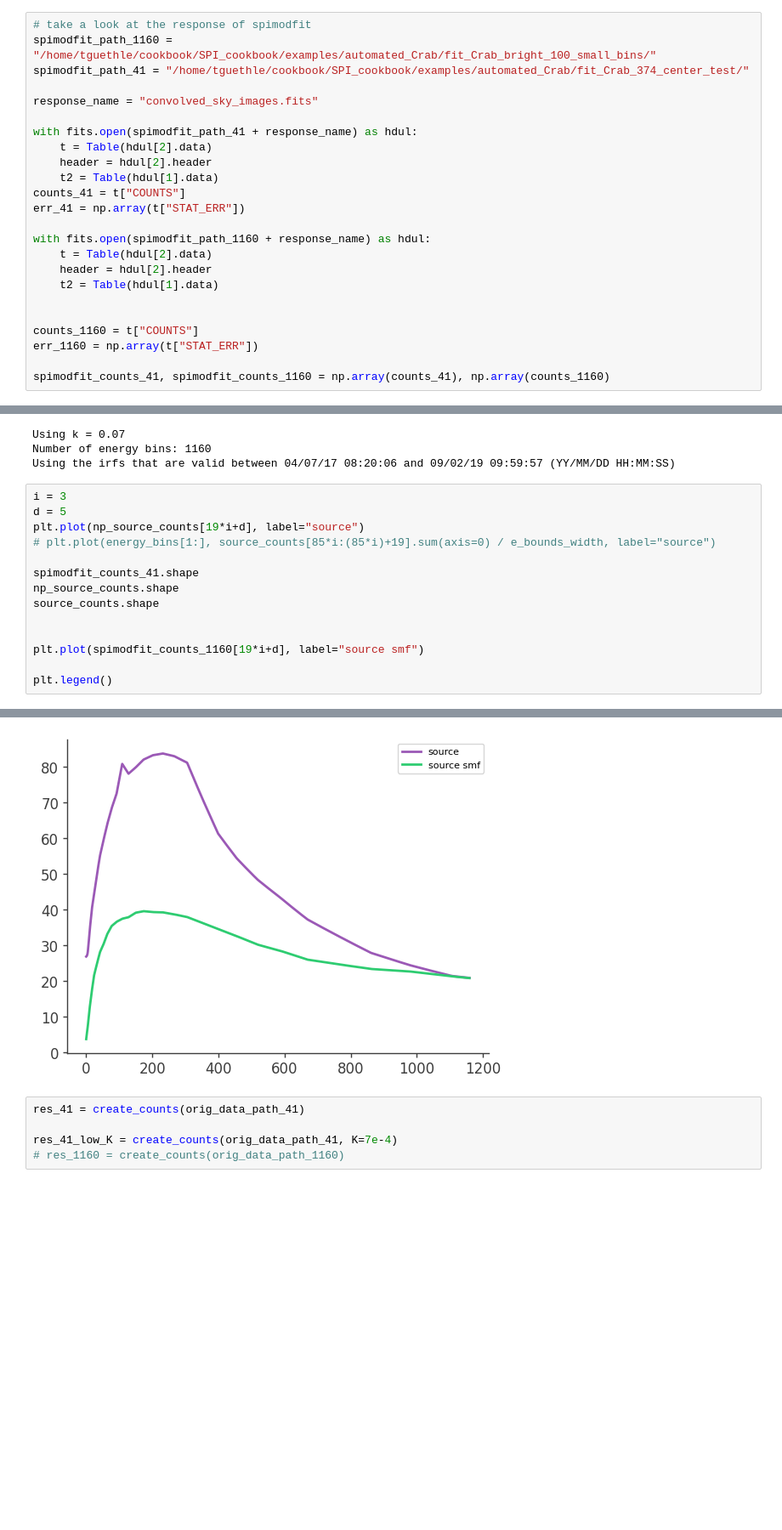
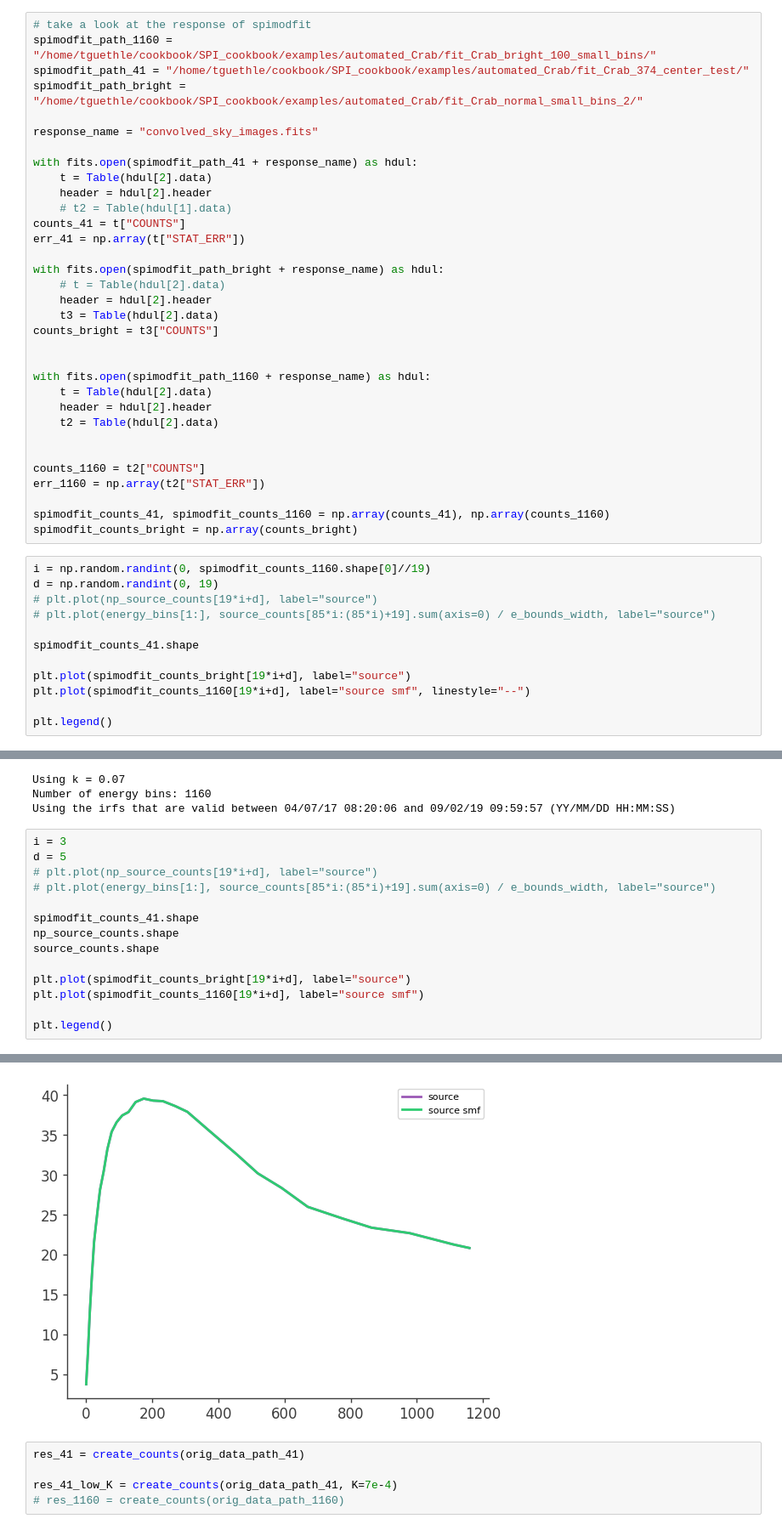
Before and after one commit to timmguthle/INTEGRAL-SPI, a Jupyter notebook: main_files/smf_simulations/compare_expected_counts.ipynb, the cells around one changed output, grey strips where cells are left out. Shown at 85% size. Saved outputs shown, nothing was run; the diff lists cells and outputs as text; blank space fills up the shorter version.

Commit message:
invesitigated conv counts

```diff
--- a/main_files/smf_simulations/compare_expected_counts.ipynb
+++ b/main_files/smf_simulations/compare_expected_counts.ipynb
@@ -38,23 +38,44 @@ piv = 100
 # take a look at the response of spimodfit
 spimodfit_path_1160 = "/home/tguethle/cookbook/SPI_cookbook/examples/automated_Crab/fit_Crab_bright_100_small_bins/"
 spimodfit_path_41 = "/home/tguethle/cookbook/SPI_cookbook/examples/automated_Crab/fit_Crab_374_center_test/"
+spimodfit_path_bright = "/home/tguethle/cookbook/SPI_cookbook/examples/automated_Crab/fit_Crab_normal_small_bins_2/"
 
 response_name = "convolved_sky_images.fits"
 
 with fits.open(spimodfit_path_41 + response_name) as hdul:
     t = Table(hdul[2].data)
     header = hdul[2].header
-    t2 = Table(hdul[1].data)
+    # t2 = Table(hdul[1].data)
 counts_41 = t["COUNTS"]
 err_41 = np.array(t["STAT_ERR"])
+
+with fits.open(spimodfit_path_bright + response_name) as hdul:
+    # t = Table(hdul[2].data)
+    header = hdul[2].header
+    t3 = Table(hdul[2].data)
+counts_bright = t3["COUNTS"]
+
 
 with fits.open(spimodfit_path_1160 + response_name) as hdul:
     t = Table(hdul[2].data)
     header = hdul[2].header
-    t2 = Table(hdul[1].data)
+    t2 = Table(hdul[2].data)
 
 
-counts_1160 = t["COUNTS"]
-err_1160 = np.array(t["STAT_ERR"])
+counts_1160 = t2["COUNTS"]
+err_1160 = np.array(t2["STAT_ERR"])
 
 spimodfit_counts_41, spimodfit_counts_1160 = np.array(counts_41), np.array(counts_1160)
+spimodfit_counts_bright = np.array(counts_bright)
+# %%
+i = np.random.randint(0, spimodfit_counts_1160.shape[0]//19)
+d = np.random.randint(0, 19)
+# plt.plot(np_source_counts[19*i+d], label="source")
+# plt.plot(energy_bins[1:], source_counts[85*i:(85*i)+19].sum(axis=0) / e_bounds_width, label="source")
+
+spimodfit_counts_41.shape
+
+plt.plot(spimodfit_counts_bright[19*i+d], label="source")
+plt.plot(spimodfit_counts_1160[19*i+d], label="source smf", linestyle="--")
+
+plt.legend()
@@ -337,20 +361,20 @@ Using the irfs that are valid between 04/07/17 08:20:06 and 09/02/19 09:59:57 (Y
 # %%
 i = 3
 d = 5
-plt.plot(np_source_counts[19*i+d], label="source")
+# plt.plot(np_source_counts[19*i+d], label="source")
 # plt.plot(energy_bins[1:], source_counts[85*i:(85*i)+19].sum(axis=0) / e_bounds_width, label="source")
 
 spimodfit_counts_41.shape
 np_source_counts.shape
 source_counts.shape
 
-
+plt.plot(spimodfit_counts_bright[19*i+d], label="source")
 plt.plot(spimodfit_counts_1160[19*i+d], label="source smf")
 
 plt.legend()
 # %% [output]
 <matplotlib.legend.Legend at 0x...>
-[figure, old version]
+[figure, new version]
 # %%
 res_41 = create_counts(orig_data_path_41)
 
```
Also changed, not shown: parts of 1 cell of this notebook, 15 other files.
